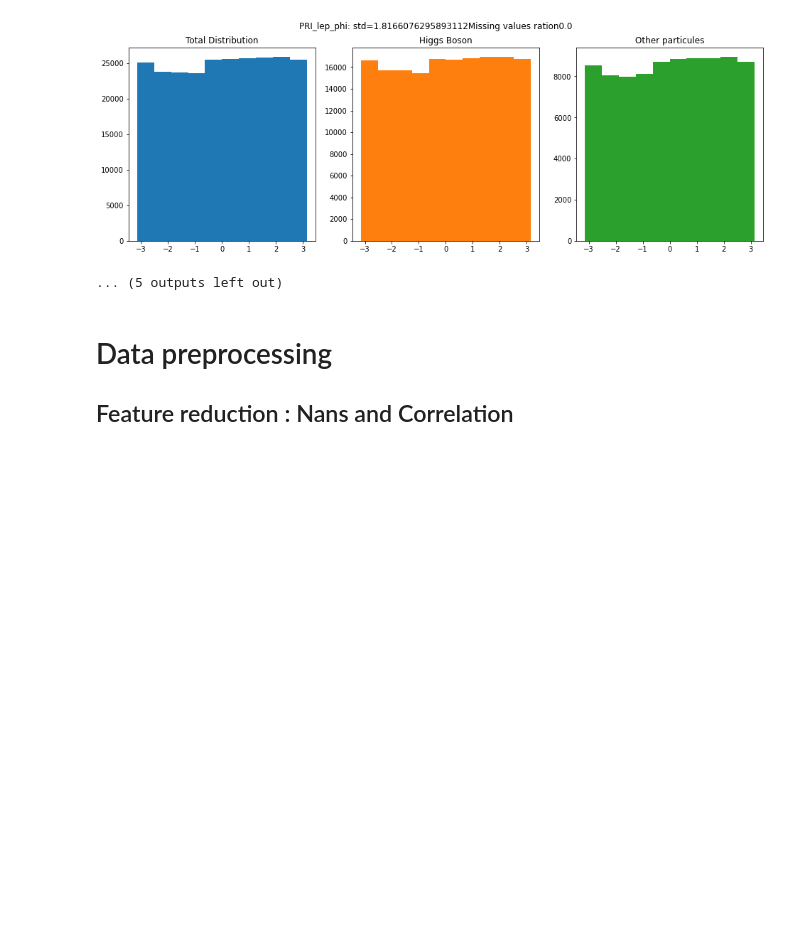
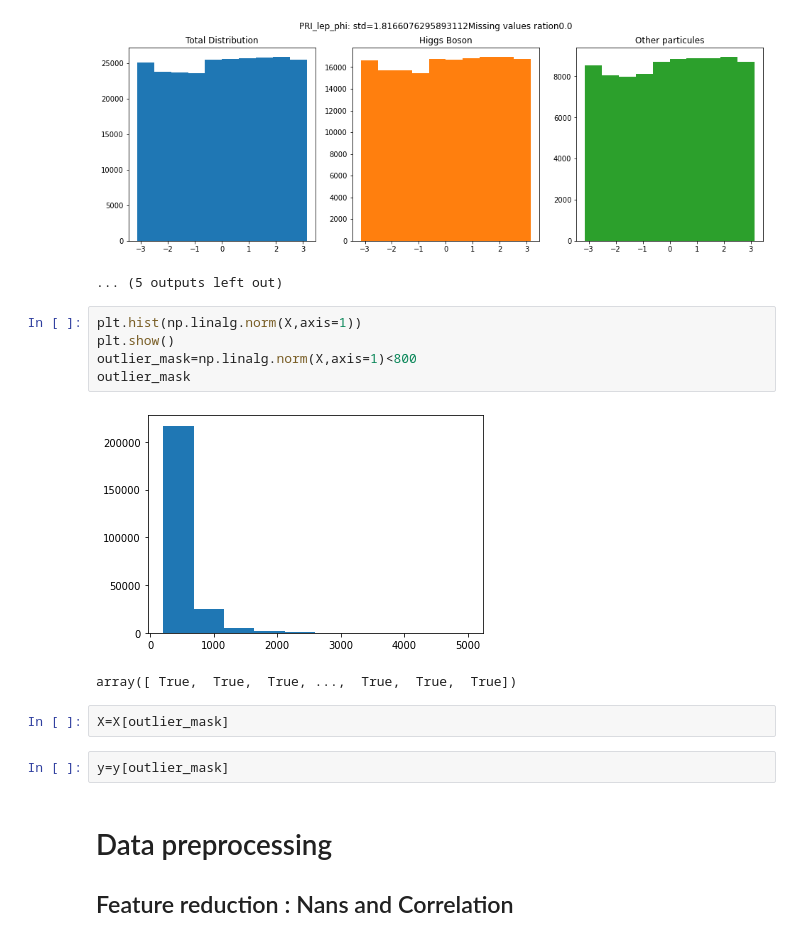
Before and after one commit to giordano-lucas/higgs-boson-classification, a Jupyter notebook: project1_cross.ipynb, the cells around one changed output. Saved outputs shown, nothing was run; the diff lists cells and outputs as text; blank space fills up the shorter version.

Commit message:
outliers removal

```diff
--- a/project1_cross.ipynb
+++ b/project1_cross.ipynb
@@ -216,6 +216,18 @@ for index in range(X.shape[1]):
 [figure]
 [figure]
 ... (5 outputs left out)
+# %%
+plt.hist(np.linalg.norm(X,axis=1))
+plt.show()
+outlier_mask=np.linalg.norm(X,axis=1)<800
+outlier_mask
+# %% [output]
+[figure, added]
+array([ True,  True,  True, ...,  True,  True,  True])
+# %%
+X=X[outlier_mask]
+# %%
+y=y[outlier_mask]
 # %% [markdown]
 # Data preprocessing
 ## Feature reduction : Nans and Correlation
```
Also changed, not shown: parts of 16 cells of this notebook, 1 other file.
